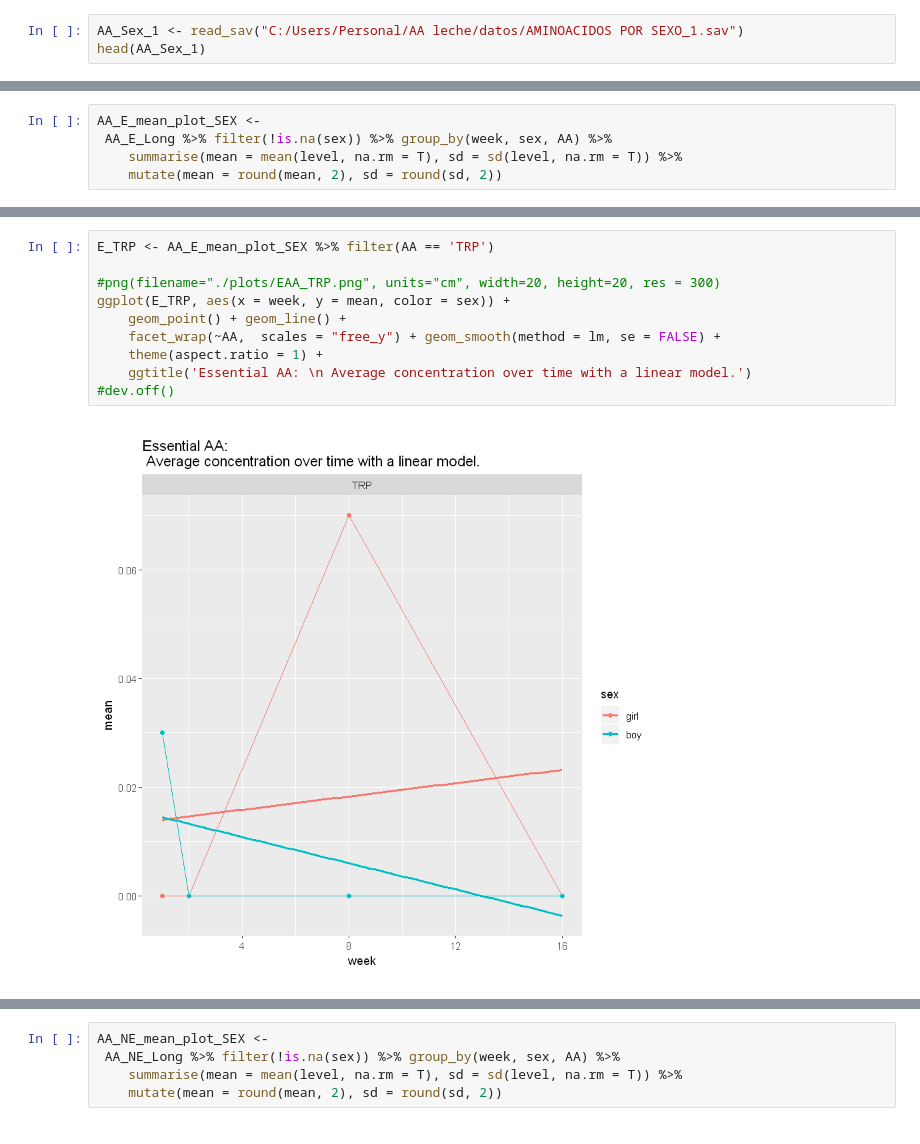
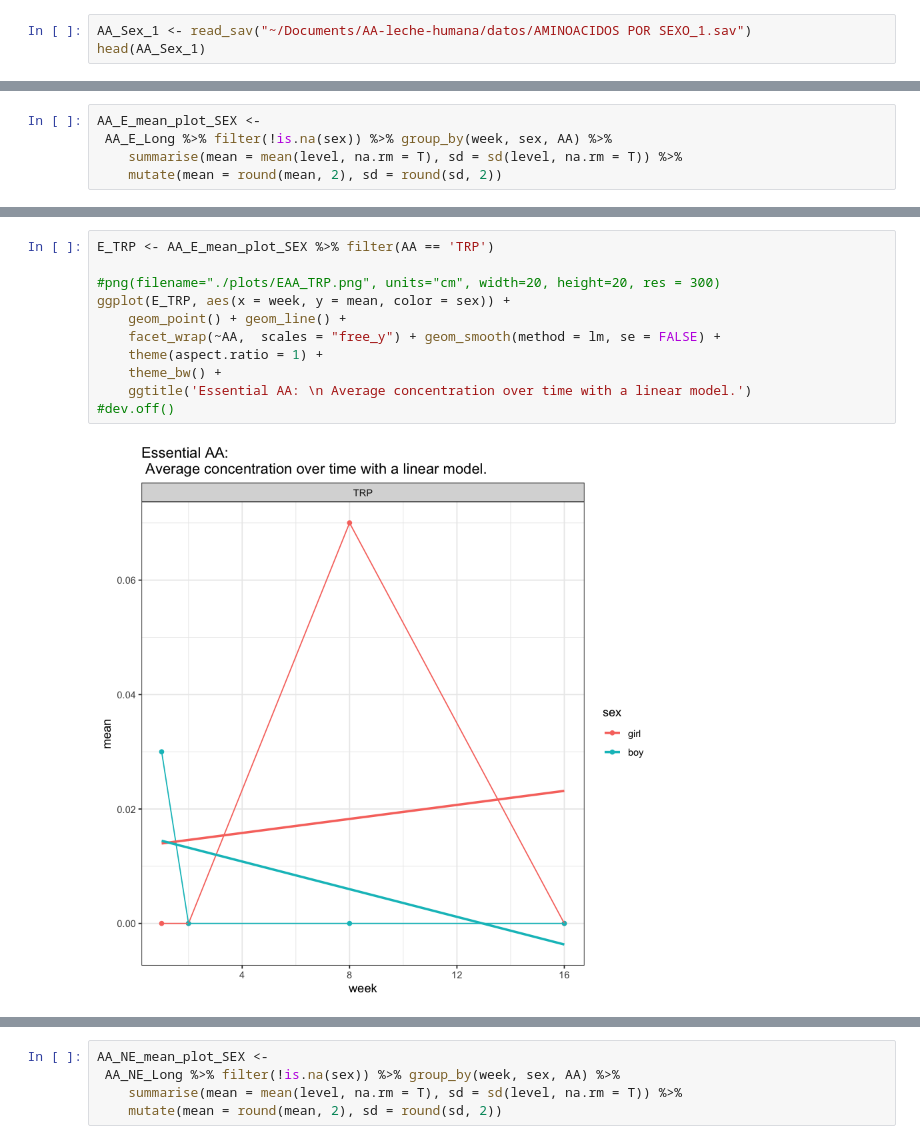
Before and after one commit to notblank/AA-leche-humana, a Jupyter notebook: Report Plots Part I.ipynb, the cells around one changed output, grey strips where cells are left out. Cells and saved outputs as stored; diff of their text form.

```diff
--- a/Report Plots Part I.ipynb
+++ b/Report Plots Part I.ipynb
@@ -23,7 +21,7 @@ The following object is masked from 'package:tidyr':
 
     expand
 # %%
-AA_Sex_1 <- read_sav("C:/Users/Personal/AA leche/datos/AMINOACIDOS POR SEXO_1.sav")
+AA_Sex_1 <- read_sav("~/Documents/AA-leche-humana/datos/AMINOACIDOS POR SEXO_1.sav")
 head(AA_Sex_1)
 # %% [output]
 A tibble: 6 × 171
@@ -1054,15 +1033,16 @@ ggplot(E_BOYS, aes(x = week, y = mean, color = sex)) +
 # %%
 E_TRP <- AA_E_mean_plot_SEX %>% filter(AA == 'TRP')
 
 #png(filename="./plots/EAA_TRP.png", units="cm", width=20, height=20, res = 300)
 ggplot(E_TRP, aes(x = week, y = mean, color = sex)) +
     geom_point() + geom_line() +
     facet_wrap(~AA,  scales = "free_y") + geom_smooth(method = lm, se = FALSE) +
     theme(aspect.ratio = 1) +
+    theme_bw() +
     ggtitle('Essential AA: \n Average concentration over time with a linear model.')
 #dev.off()
 # %% [output]
-[figure, old version]
+[figure, new version]
 # %%
 #png(filename="./plots/NEAA_SW_SW_coeff.png", units="cm", width=20, height=20, res = 300)
 ggplot(swCoef_NE_SW, aes(x = reorder(AA, estimate), y = estimate, color = AA)) +
```
Also changed, not shown: parts of 28 cells of this notebook, 3 other files.
